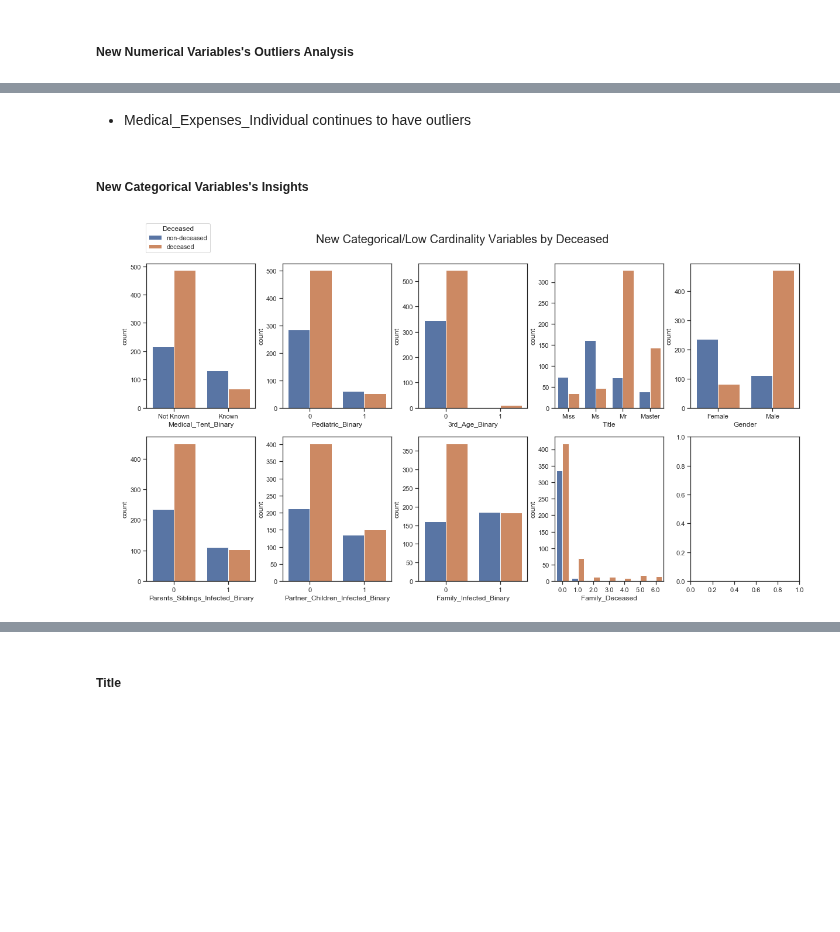
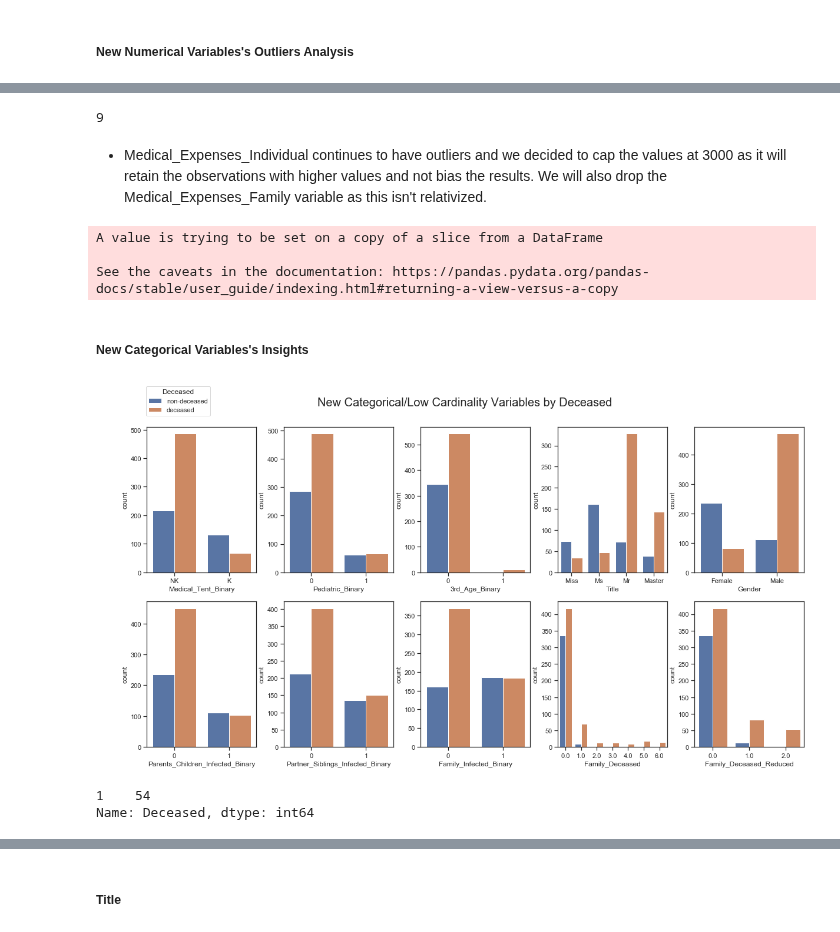
Before and after one commit to DavidSilva98/ML_project, a Jupyter notebook: group7.ipynb, the cells around one changed output, grey strips where cells are left out. Saved outputs shown, nothing was run; the diff lists cells and outputs as text; code cells hidden in the pictures; blank space fills up the shorter version.

```diff
--- a/group7.ipynb
+++ b/group7.ipynb
@@ -430,7 +463,8 @@ Using a mean, median or mode doesn't make sense in this case, so we decided to u
 # %%
 def scale_function(X_data, columns_to_norm, columns_not_norm, scaler_type, scaler=None):
-    '''Function to apply normalization.
-    When the function is called to be applied in the test set, it receives an already fitted scaler.'''
+    '''
+    Function to apply normalization.
+    '''
 
     if scaler_type=='MinMaxScaler':
         if scaler is None:
@@ -452,7 +486,7 @@ scaler_type="StandardScaler"
 def knn_imputer_birthday(X, scaler_type):
     X_use = X.copy()
     fill_birthday, scaler = scale_function(X_use.drop(columns=['Family_Case_ID','Name','Medical_Expenses_Family','Medical_Tent','City']),
-                         columns_to_norm=['Severity','Parents_Siblings_Infected','Partner_Children_Infected'],
+                         columns_to_norm=['Severity','Parents_Children_Infected','Partner_Siblings_Infected'],
                          columns_not_norm=['Birthday_year'],
                          scaler_type=scaler_type)
 
@@ -487,9 +522,9 @@ X_train['Title'] = X_train['Name'].str.split('\\W', 1, expand=True)[0]
 X_train['Gender'] = X_train['Title'].map(lambda x: "Male" if x in ["Mr", "Master"] else "Female")
 
 # Join classes with low cardinality (binary variables)
-X_train['Parents_Siblings_Infected_Binary'] = X_train['Parents_Siblings_Infected'].map(lambda x: 0 if x==0 else 1)
-X_train['Partner_Children_Infected_Binary'] = X_train['Partner_Children_Infected'].map(lambda x: 0 if x==0 else 1)
-X_train["Medical_Tent_Binary"] = X_train["Medical_Tent"].map(lambda x: x if x == "Not Known" else "Known")
+X_train['Parents_Children_Infected_Binary'] = X_train['Parents_Children_Infected'].map(lambda x: 0 if x==0 else 1)
+X_train['Partner_Siblings_Infected_Binary'] = X_train['Partner_Siblings_Infected'].map(lambda x: 0 if x==0 else 1)
+X_train["Medical_Tent_Binary"] = X_train["Medical_Tent"].map(lambda x: x if x == "NK" else "K")
 
 # If it's considered a pediatric case, may receive different attention
 X_train["Pediatric_Binary"] = X_train["Age"].map(lambda x: 1 if x < 18 else 0)
@@ -507,6 +542,7 @@ X_train["Family_Infected_Binary"] = X_train["Family_Infected"].map(lambda x: 0 i
 X_train_w_dec = pd.concat([X_train, y_train], axis=1)
 deceasedfamcount = X_train_w_dec.loc[X_train_w_dec['Deceased']==1].Family_Case_ID.value_counts().to_dict()
 X_train["Family_Deceased"] = (X_train["Family_Case_ID"].map(deceasedfamcount)-1).fillna(0)
+X_train["Family_Deceased_Reduced"] = X_train['Family_Deceased'].map(lambda x: x if x==0 else (2 if x>=3 else 1))
 
 # Ratio of known deaths in the family
 X_train["Dead_infected_ratio_family"] = X_train["Family_Deceased"] / X_train["Family_Infected"]
@@ -553,15 +589,34 @@ plt.show()
-# %% [markdown]
-- Medical_Expenses_Individual continues to have outliers
+# %%
+(X_train["Medical_Expenses_Individual"] > 3000).sum()  # 9 observations above 3000
+# %% [output]
+9
+# %% [markdown]
+- Medical_Expenses_Individual continues to have outliers and we decided to cap the values at 3000 as it will retain the observations with higher values and not bias the results. We will also drop the Medical_Expenses_Family variable as this isn't relativized.
+# %%
+# Cap variable at 3000
+X_train["Medical_Expenses_Individual"][X_train["Medical_Expenses_Individual"] > 3000] = 3000
+
+# Drop Medical_Expenses_Family
+X_train.drop("Medical_Expenses_Family", axis=1, inplace=True)
+# %% [output]
+A value is trying to be set on a copy of a slice from a DataFrame
+
+See the caveats in the documentation: https://pandas.pydata.org/pandas-docs/stable/user_guide/indexing.html#returning-a-view-versus-a-copy
 # %% [markdown]
 ##### New Categorical Variables's Insights
 # %%
 title = "New Categorical/Low Cardinality Variables by Deceased"
 # data to plot
 plot_features = ["Medical_Tent_Binary", "Pediatric_Binary", "3rd_Age_Binary", "Title", "Gender",
-                 "Parents_Siblings_Infected_Binary", "Partner_Children_Infected_Binary", "Family_Infected_Binary",
-                "Family_Deceased"]
+                 "Parents_Children_Infected_Binary", "Partner_Siblings_Infected_Binary", "Family_Infected_Binary",
+                 "Family_Deceased", "Family_Deceased_Reduced"]
 plot_df = pd.concat([X_train[plot_features], y_train], axis=1)
 
 categorical_cardinality_plot(plot_df, plot_features, title)
 # %% [output]
-[figure, old version]
+[figure, new version]
+# %%
+y_train.loc[X_train["Family_Deceased"] > 2].value_counts()  # All patients with Family_Deceased above 2 die
+# %% [output]
+1    54
+Name: Deceased, dtype: int64
```
Also changed, not shown: parts of 41 cells of this notebook.
